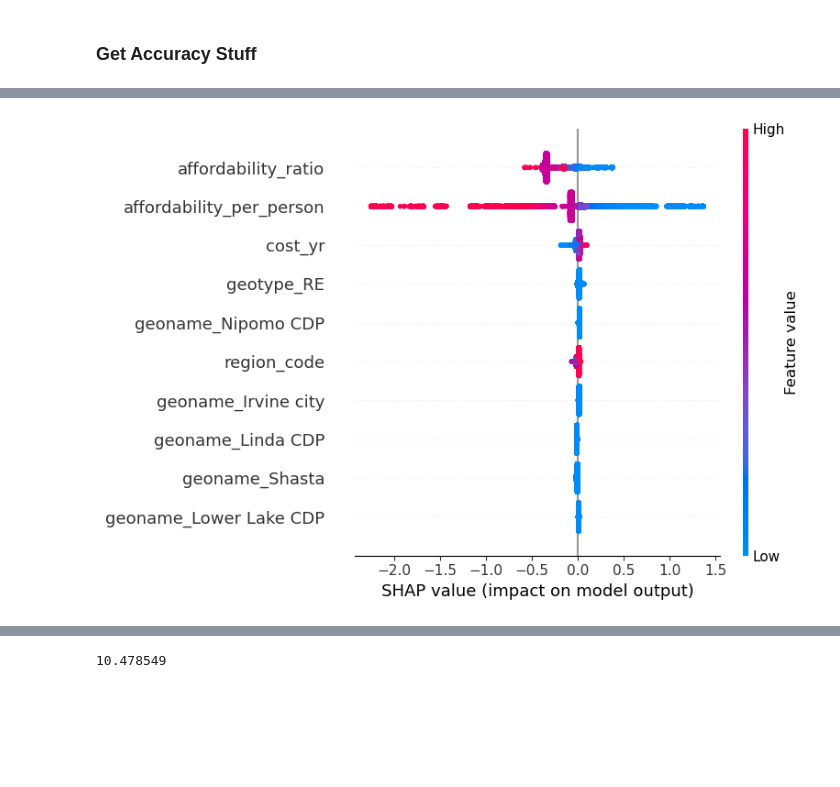
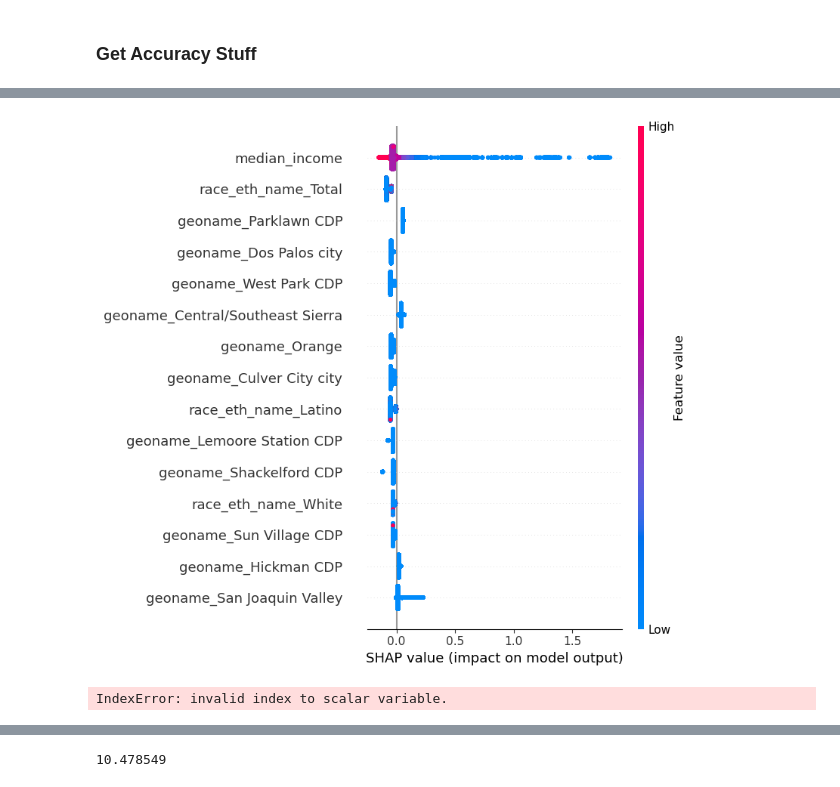
Before and after one commit to madisongarccia/486project, a Jupyter notebook: code/selected_model.ipynb, the cells around one changed output, grey strips where cells are left out. Saved outputs shown, nothing was run; the diff lists cells and outputs as text; code cells hidden in the pictures; blank space fills up the shorter version.

```diff
--- a/code/selected_model.ipynb
+++ b/code/selected_model.ipynb
@@ -89,0 +146,31 @@ final_feature_names = list(numeric_features) + list(selected_categorical_feature
+# %%
+# make new numeric transformer since I only want to impute now
+dt_numeric_transformer = Pipeline(steps = [
+    ('imputer', SimpleImputer(strategy='mean'))
+])
+dt_preprocessor = ColumnTransformer(
+    transformers=[
+        ('num', dt_numeric_transformer, numeric_features),
+        ('cat', categorical_transformer, categorical_features)
+    ]
+)
+pipe = Pipeline(steps=[
+    ('preprocessor', dt_preprocessor),
+    ('model', DecisionTreeRegressor(random_state = 42))
+])
+
+param_grid = {
+    'model__max_depth': [3, 5, 7],
+    'model__min_samples_split': [2, 5, 10],
+    'model__min_samples_leaf': [1, 2, 4]
+}
+
+grid_search = GridSearchCV(pipe, param_grid, scoring='neg_mean_squared_error', cv=5)
+grid_search.fit(X_train, y_train)
+print(f"Best Parameters: {grid_search.best_params_}")
+#Best Parameters: {'model__max_depth': 7, 'model__min_samples_leaf': 1, 'model__min_samples_split': 2}
+print(f"Best MSE: {-grid_search.best_score_}")
+# Best MSE: 0.0002527152802351291
+y_pred = grid_search.predict(X_test)
+test_mse = root_mean_squared_error(y_test, y_pred)
+print(test_mse) # 0.06471089441531265
@@ -101,13 +268,13 @@ gb_grid_search = GridSearchCV(
     cv=5,
     verbose = 1
 )
-gb_grid_search.fit(X_train_processed, y_train_log)
+gb_grid_search.fit(X_train_processed, y_train)
 print(f"Best Parameters: {gb_grid_search.best_params_}")
 # Best Parameters: {'model__max_depth': None, 'model__min_samples_leaf': 1, 'model__min_samples_split': 2}
 print(f"Best MSE: {-gb_grid_search.best_score_}")
 # Best MSE: 132159.55162585393
 y_test_pred = gb_grid_search.predict(X_test_processed)
-mse = root_mean_squared_error(y_test_log, y_test_pred)
+mse = root_mean_squared_error(y_test, y_test_pred)
 print(f'Test rMSE: {mse}')
 # %% [output]
 Fitting 5 folds for each of 36 candidates, totalling 180 fits
@@ -123,9 +290,9 @@ model = XGBRegressor(
     random_state=42
 )
 
-model.fit(X_train_processed, y_train_log)
+model.fit(X_train_processed, y_train)
 y_pred_model = model.predict(X_test_processed)
 
-mse = root_mean_squared_error(y_test_log, y_pred_model)
+mse = root_mean_squared_error(y_test, y_pred_model)
 print(f'Test rMSE: {mse}')
 # %% [output]
@@ -216,21 +374,20 @@ False Positives (FP):
 # %%
 # create explainer for trained model
 X_train_dense = X_train_processed.toarray()
 X_train_dense_df = pd.DataFrame(X_train_dense, columns=final_feature_names)
-
 # Create SHAP explainer for the model
 explainer = shap.TreeExplainer(model)
-
 # Get SHAP values
 shap_values = explainer.shap_values(X_train_dense_df)
-
 # Visualize SHAP values with feature names
-shap.summary_plot(shap_values, X_train_dense_df, max_display=10)
+shap.summary_plot(shap_values, X_train_dense_df, max_display=15)
 # %% [output]
-[figure, old version]
+[figure, new version]
 # %%
 # Replace 'index' with the index of the row you want to explain
-shap.force_plot(explainer.expected_value[0], shap_values.values[index, :], X_train_dense[index, :])
+shap.force_plot(explainer.expected_value[0], shap_values.values[10, :], X_train_dense[10, :])
+# %% [output]
+IndexError: invalid index to scalar variable.
 # %%
 # what is on class notes
 exp = shap.Explanation(
```
Also changed, not shown: parts of 28 cells of this notebook, 19 other files.
